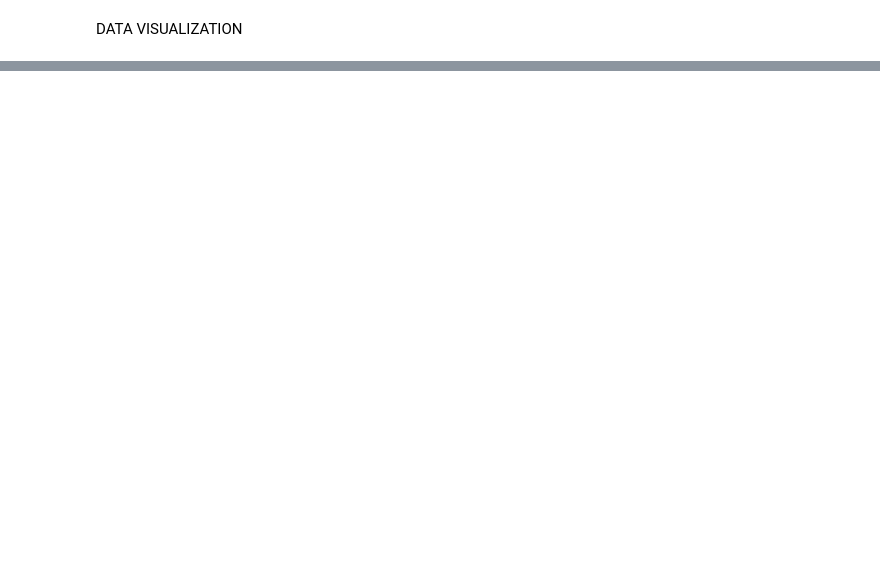
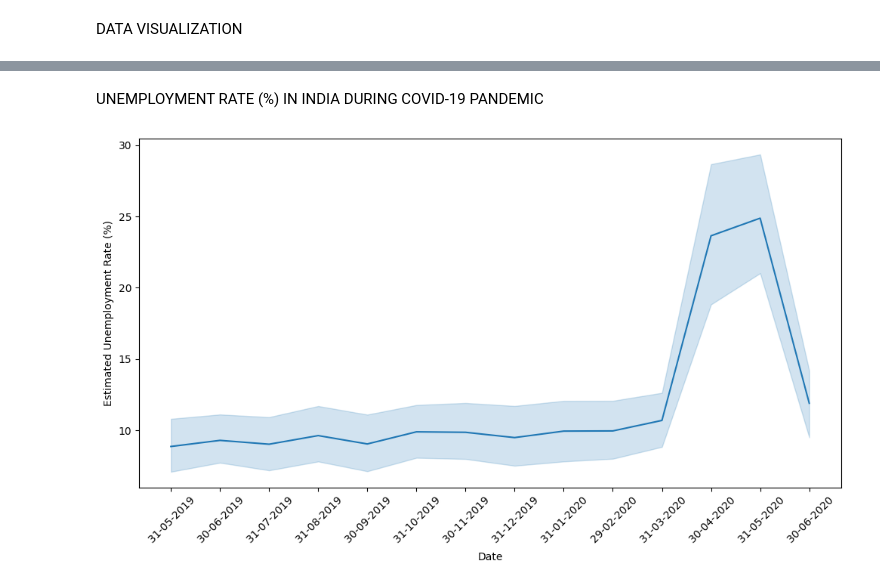
Before and after one commit to aalhadramteke/CodeAlpha_Unemployment-Analysis-using-Python, a Jupyter notebook: main.ipynb, the cells around one changed output, grey strips where cells are left out. Saved outputs shown, nothing was run; the diff lists cells and outputs as text; code cells hidden in the pictures; blank space fills up the shorter version.

```diff
--- a/main.ipynb
+++ b/main.ipynb
@@ -123,0 +134,9 @@ DATA VISUALIZATION
+# %% [markdown]
+UNEMPLOYMENT RATE (%) IN INDIA DURING COVID-19 PANDEMIC
+# %%
+plt.figure(figsize=(12, 6))
+sns.lineplot(data=df, x='Date', y='Estimated Unemployment Rate (%)')
+plt.xticks(rotation=45)
+plt.show()
+# %% [output]
+[figure, added]
```
Also changed, not shown: parts of 15 cells of this notebook.
